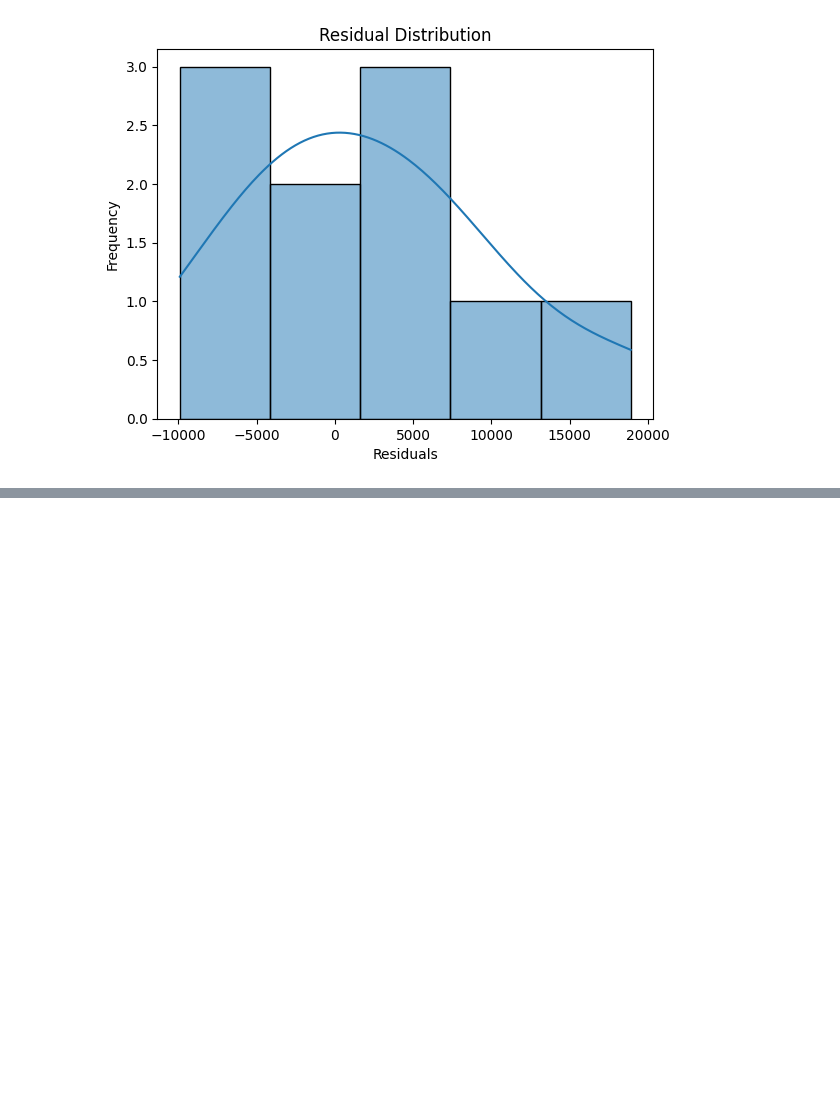
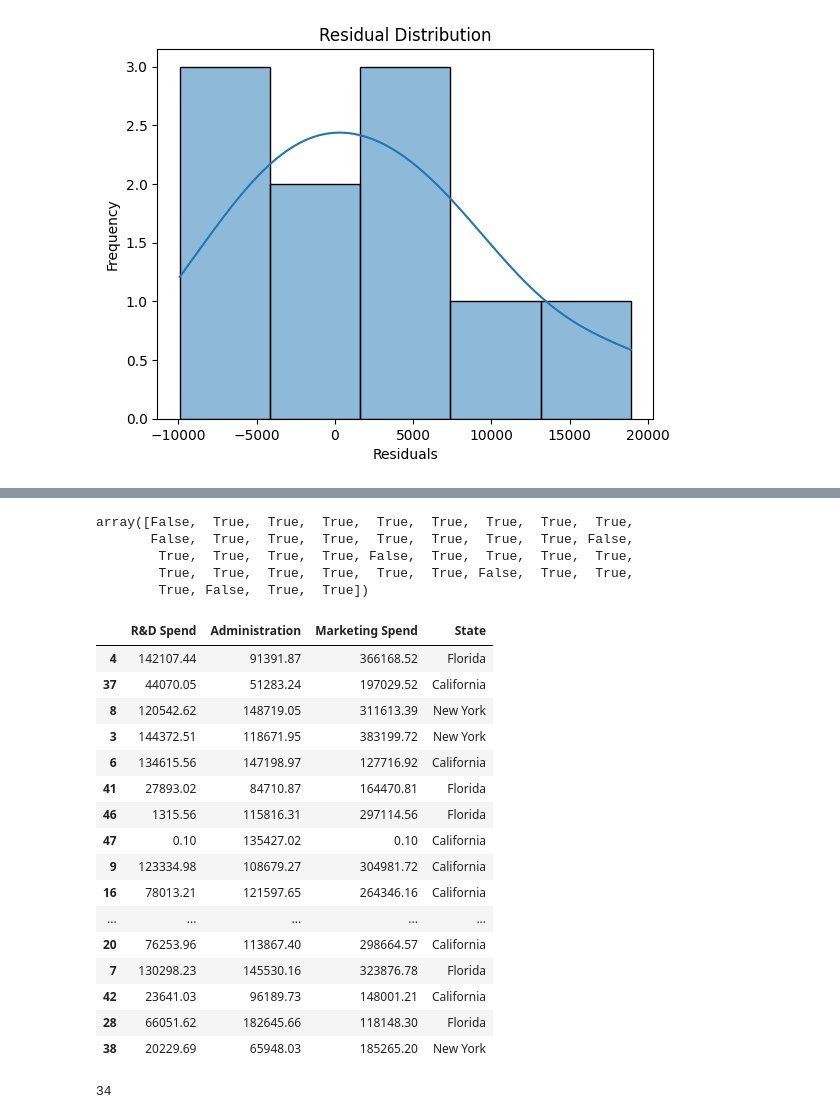
Before and after one commit to basu-binayak/TheMLVault, a Jupyter notebook: Regression/MLR_Linear_Huber_RANSAC_Theil-Sen.ipynb, the cells around one changed output, grey strips where cells are left out. Drawn from its saved outputs; the diff is of its cells as text; code cells hidden in the pictures; blank space fills up the shorter version.

```diff
--- a/Regression/MultipleLinearRegression.ipynb
+++ b/Regression/MLR_Linear_Huber_RANSAC_Theil-Sen.ipynb
@@ -572,0 +741,31 @@ MAE: 6430.578
+# %%
+from sklearn.linear_model import RANSACRegressor
+
+# Define numeric and categorical columns
+numeric_cols = X_train.select_dtypes(include=['number']).columns.tolist()
+categorical_cols = ['State']  # Example categorical column
+
+# Data Preprocessing (Scaling & Encoding)
+preprocessor = ColumnTransformer(transformers=
+                                 [('num_scalar', StandardScaler(), numeric_cols),
+                                  ('encoder', OneHotEncoder(drop='first'), categorical_cols)],
+                                 remainder='passthrough')
+
+# make the pipeline
+# RANSAC will fit Linear Regression models repeatedly on random subsets to find a robust model that ignores outliers.
+
+regressor = RANSACRegressor(estimator =LinearRegression(),
+                            min_samples=0.5, # Use 50% of the data for each iteration
+                            residual_threshold = 9245.69,  # if standardized, only consider points within 2 units as inliers
+                            max_trials=1000
+                            )
+pipeline = Pipeline([
+    ('preprocessor', preprocessor),
+    ('regressor', regressor )
+])
+
+# fit the pipeline
+pipeline.fit(X_train, y_train)
+
+# predict
+y_predict = pipeline.predict(X_test)
@@ -572,0 +837,38 @@ MAE: 6430.578
+# %%
+inlier_mask = pipeline.named_steps['regressor'].inlier_mask_
+outlier_mask = ~inlier_mask
+
+# Now you can plot them separately!
+inlier_mask
+# %% [output]
+array([False,  True,  True,  True,  True,  True,  True,  True,  True,
+       False,  True,  True,  True,  True,  True,  True,  True, False,
+        True,  True,  True,  True, False,  True,  True,  True,  True,
+        True,  True,  True,  True,  True,  True, False,  True,  True,
+        True, False,  True,  True])
+# %%
+inliers_X = X_train[inlier_mask]
+inliers_X
+# %% [output]
+|  | R&D Spend | Administration | Marketing Spend | State |
+| 4 | 142107.44 | 91391.87 | 366168.52 | Florida |
+| 37 | 44070.05 | 51283.24 | 197029.52 | California |
+| 8 | 120542.62 | 148719.05 | 311613.39 | New York |
+| 3 | 144372.51 | 118671.95 | 383199.72 | New York |
+| 6 | 134615.56 | 147198.97 | 127716.92 | California |
+| 41 | 27893.02 | 84710.87 | 164470.81 | Florida |
+| 46 | 1315.56 | 115816.31 | 297114.56 | Florida |
+| 47 | 0.10 | 135427.02 | 0.10 | California |
+| 9 | 123334.98 | 108679.27 | 304981.72 | California |
+| 16 | 78013.21 | 121597.65 | 264346.16 | California |
+| ... | ... | ... | ... | ... |
+| 20 | 76253.96 | 113867.40 | 298664.57 | California |
+| 7 | 130298.23 | 145530.16 | 323876.78 | Florida |
+| 42 | 23641.03 | 96189.73 | 148001.21 | California |
+| 28 | 66051.62 | 182645.66 | 118148.30 | Florida |
+| 38 | 20229.69 | 65948.03 | 185265.20 | New York |
+# %%
+inliers_y = y_train[inlier_mask]
+len(inliers_y)
+# %% [output]
+34
```
Also changed, not shown: parts of 21 cells of this notebook, 1 other file.
